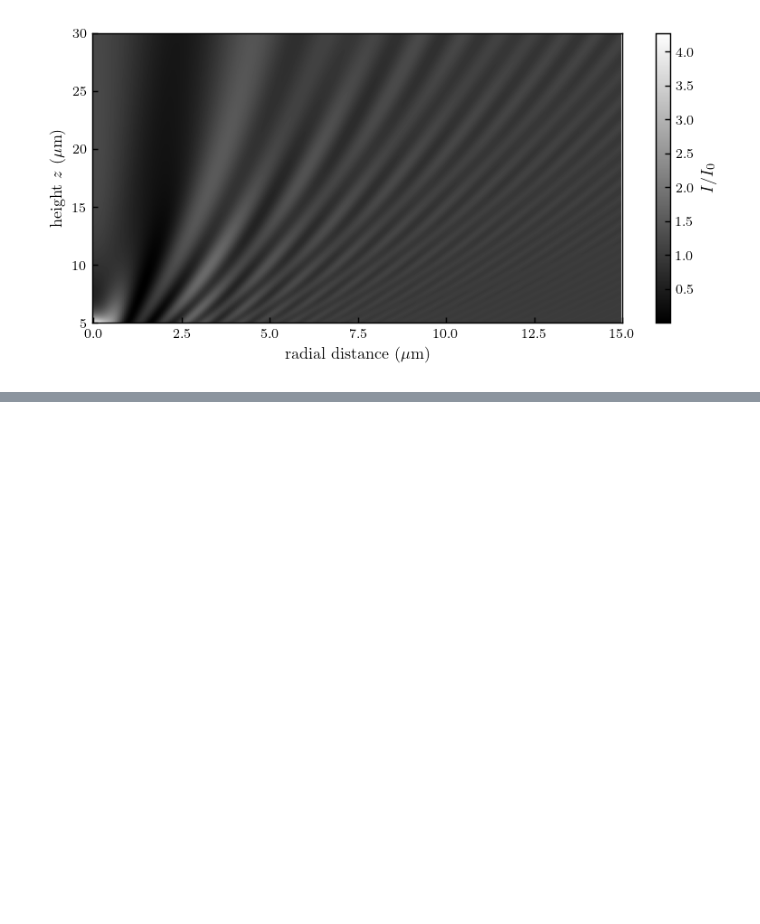
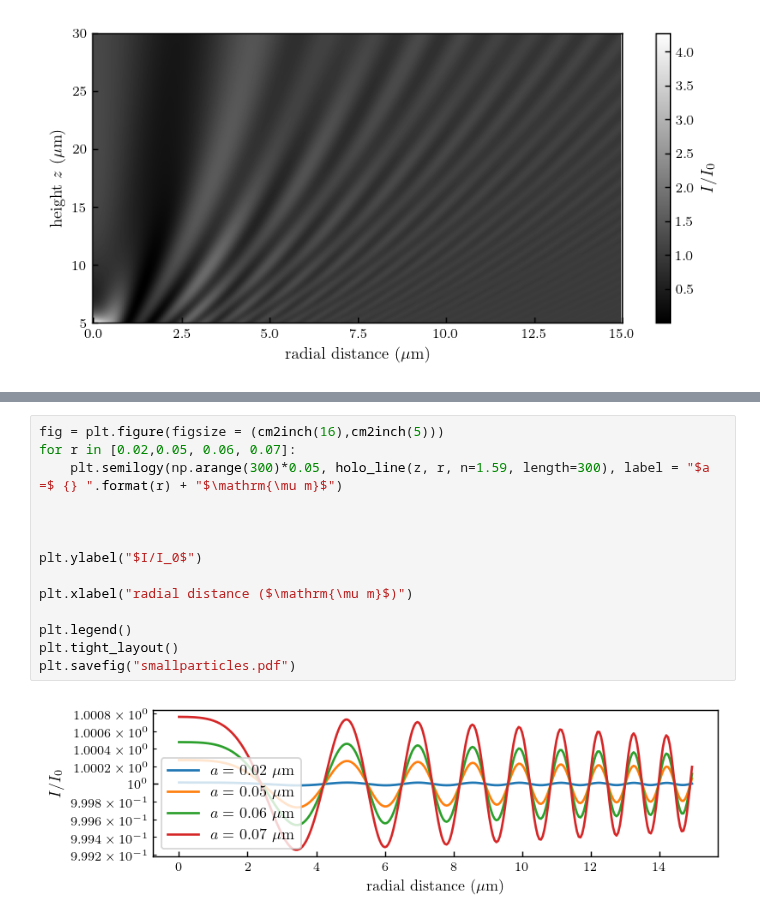
Before and after one commit to eXpensia/Confined-Brownian-Motion, a Jupyter notebook: 02_body/chapter2/images/holo_size_exemple/holosize_variation.ipynb, the cells around one changed output, grey strips where cells are left out. Drawn from its saved outputs; the diff is of its cells as text; blank space fills up the shorter version.

```diff
--- a/02_body/chapter2/images/holo_size_exemple/holosize_variation.ipynb
+++ b/02_body/chapter2/images/holo_size_exemple/holosize_variation.ipynb
@@ -234,0 +265,16 @@ plt.savefig("holos_only_z.pdf")
+# %%
+fig = plt.figure(figsize = (cm2inch(16),cm2inch(5)))
+for r in [0.02,0.05, 0.06, 0.07]:
+    plt.semilogy(np.arange(300)*0.05, holo_line(z, r, n=1.59, length=300), label = "$a =$ {} ".format(r) + "$\mathrm{\mu m}$")
+
+
+
+plt.ylabel("$I/I_0$")
+
+plt.xlabel("radial distance ($\mathrm{\mu m}$)")
+
+plt.legend()
+plt.tight_layout()
+plt.savefig("smallparticles.pdf")
+# %% [output]
+[figure, added]
```
Also changed, not shown: parts of 8 cells of this notebook, 12 other files.
